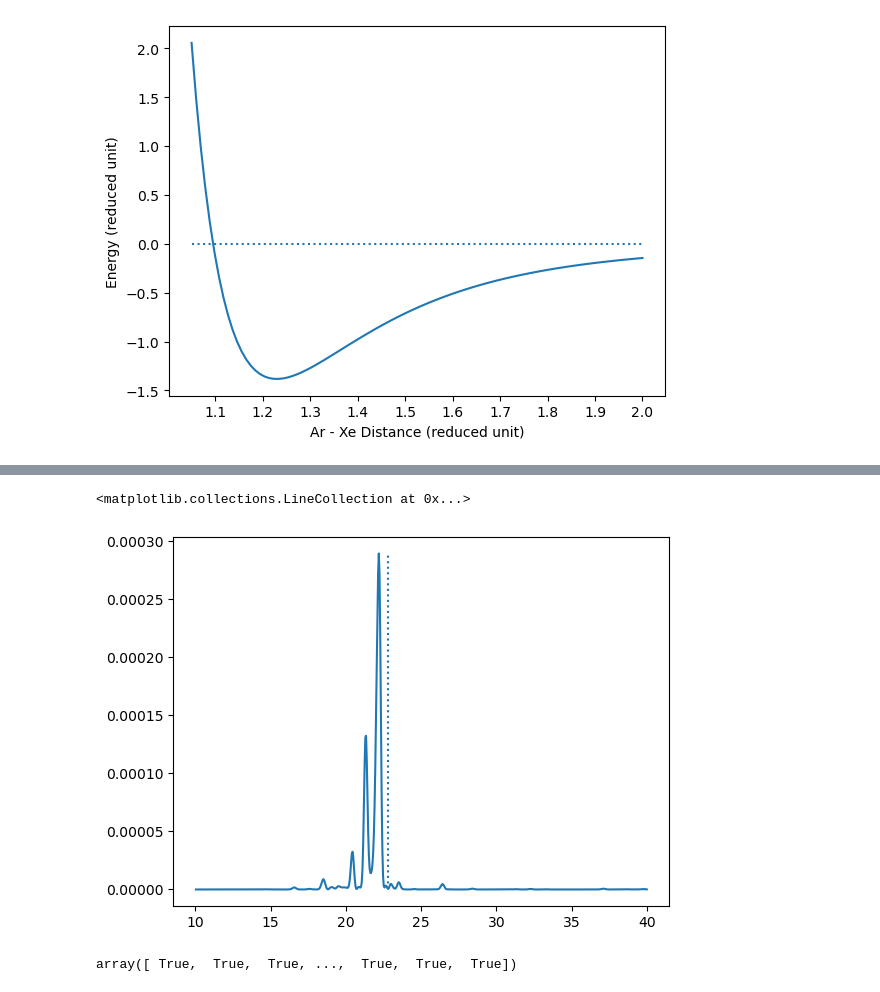
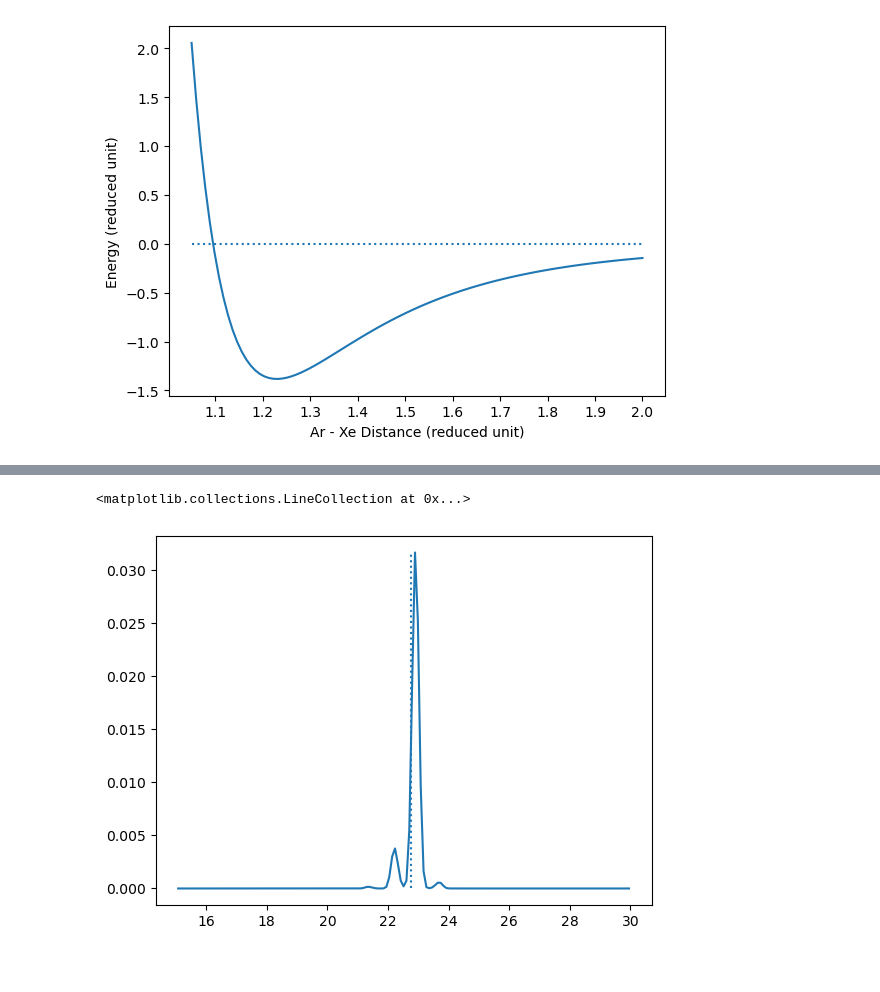
Before and after one commit to RibeiroGroup/Molecular-Dynamics-for-CIS, a Jupyter notebook: src/analyze_single.ipynb, the cells around one changed output, grey strips where cells are left out. Saved outputs shown, nothing was run; the diff lists cells and outputs as text; code cells hidden in the pictures.

```diff
--- a/src/analyze_single.ipynb
+++ b/src/analyze_single.ipynb
@@ -152,13 +80,13 @@ def get_ArXePair(d_arxe, v_ar = 0, h = 0, n_pairs = 1, Lxy=Lxy, Lz=Lz):
         atoms.add(
                 elements = ["Ar"],
                 r = np.array([[h,0.0,-d_arxe/2]]) + r0,
-                r_dot = np.array([[0.0, 0.0, v_ar]])
+                r_dot = np.array([[0.0, 0.0, v_ar]])# / np.sqrt(2)
                 )
 
         atoms.add(
                 elements = ["Xe"],
-                r = np.array([[0,0.0,d_arxe/2]]) + r0,
-                r_dot = np.array([[0.00, 0.00, v_xe]])
+                r = np.array([[0.0,0.0,d_arxe/2]]) + r0,
+                r_dot = np.array([[0.00, 0.00, v_xe]])# / np.sqrt(2)
                 )
 
     idxAr = atoms.element_idx(element = "Ar")
@@ -204,11 +132,11 @@ def get_field(coup_str, mode = False, Lxy = Lxy, Lz = Lz):
 
     return Afield
 # %%
-atoms = get_ArXePair(d_arxe = 4.00, h = 1.0 , v_ar = 0.03, n_pairs = 1)
+atoms = get_ArXePair(d_arxe = 4, h = 0 , v_ar = 0.03, n_pairs = 1)
 
 field = get_field(mode = 'multi', coup_str = 20)
 
 t, rd = single_collision_simulation(
     0, h = 1e-2, atoms = atoms, field = field,
-    max_steps = 20000, verbose = True)
+    max_steps = 10000, verbose = True)
 # %% [output]
@@ -232,32 +178,30 @@ Cycle: 0, iterations: 7865, potential: -1.3
 # %%
 atoms = rd['atoms']
 
 total_dipole = np.sum(atoms.observable['dipole'], axis = 1)
 total_dipole_norm = np.sqrt(
     np.einsum('ni,ni->n', total_dipole, total_dipole))
 
 fig,ax = plt.subplots()
 
-wn, ir = dipole_spectra(
-    atoms, h = 1e-2, time_frame = (0,np.inf),
-    quant = 'dipole_velocity'
+wn, ir = at.dipole_spectra(
+    atoms, dtps = red.convert_time(1e-2),
+    time_frame = (0,np.inf), quant = 'dipole_velocity'
 )
 
-ir = ir[(wn < 40) * (wn > 10)]
-wn = wn[(wn < 40) * (wn > 10)]
+ir = ir[(wn < 30) * (wn > 15)]
+wn = wn[(wn < 30) * (wn > 15)]
 
 ax.plot(
     wn, ir
 )
 
 ax.vlines(vib_freq, min(ir), max(ir), linestyle = 'dotted')
 # %% [output]
 <matplotlib.collections.LineCollection at 0x...>
-[figure, old version]
+[figure, new version]
 # %%
 total_dipole_norm > 0
-# %% [output]
-array([ True,  True,  True, ...,  True,  True,  True])
 # %%
 ##################################
 #"""
```
Also changed, not shown: parts of 6 cells of this notebook, 4 other files.
